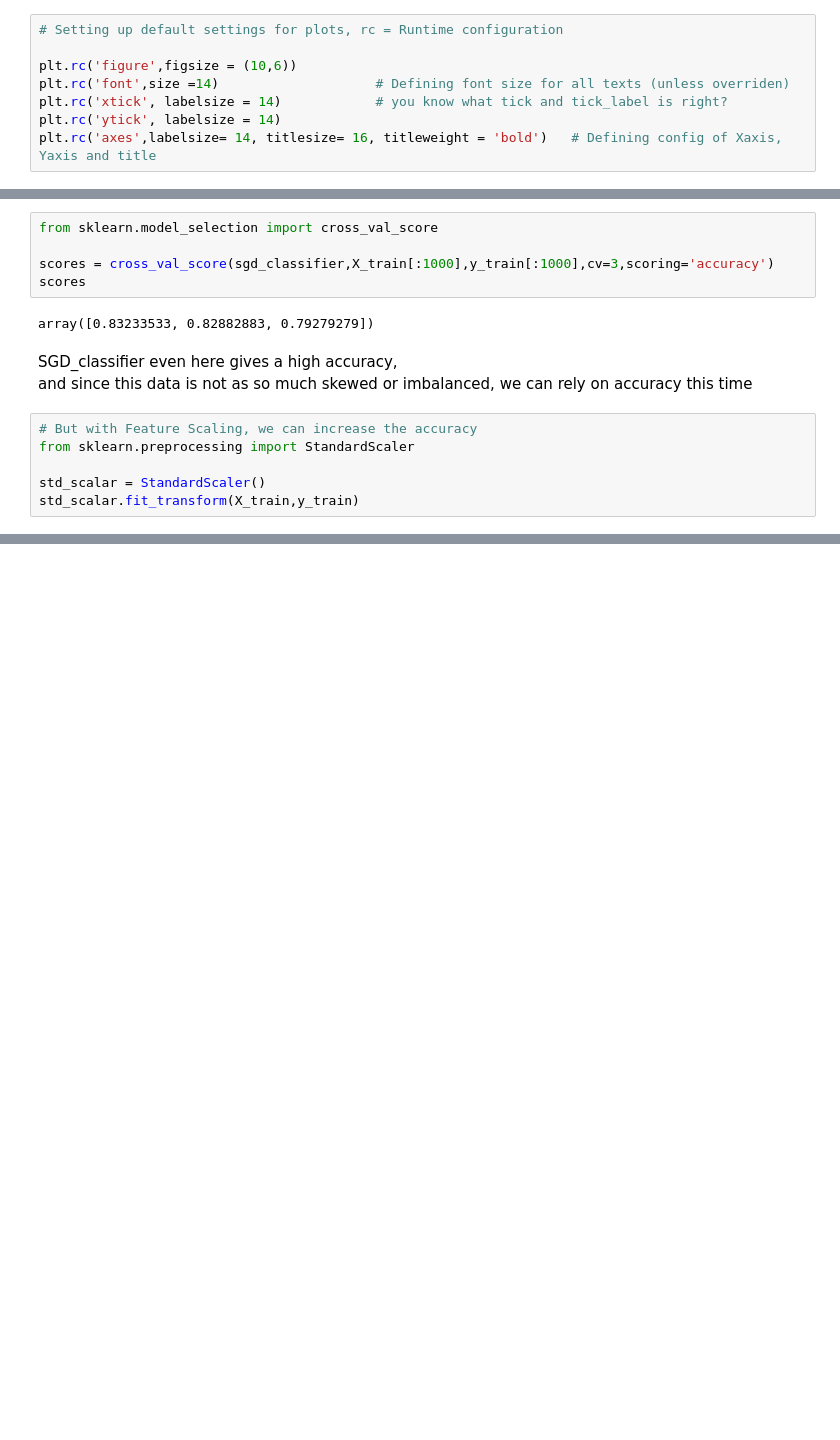
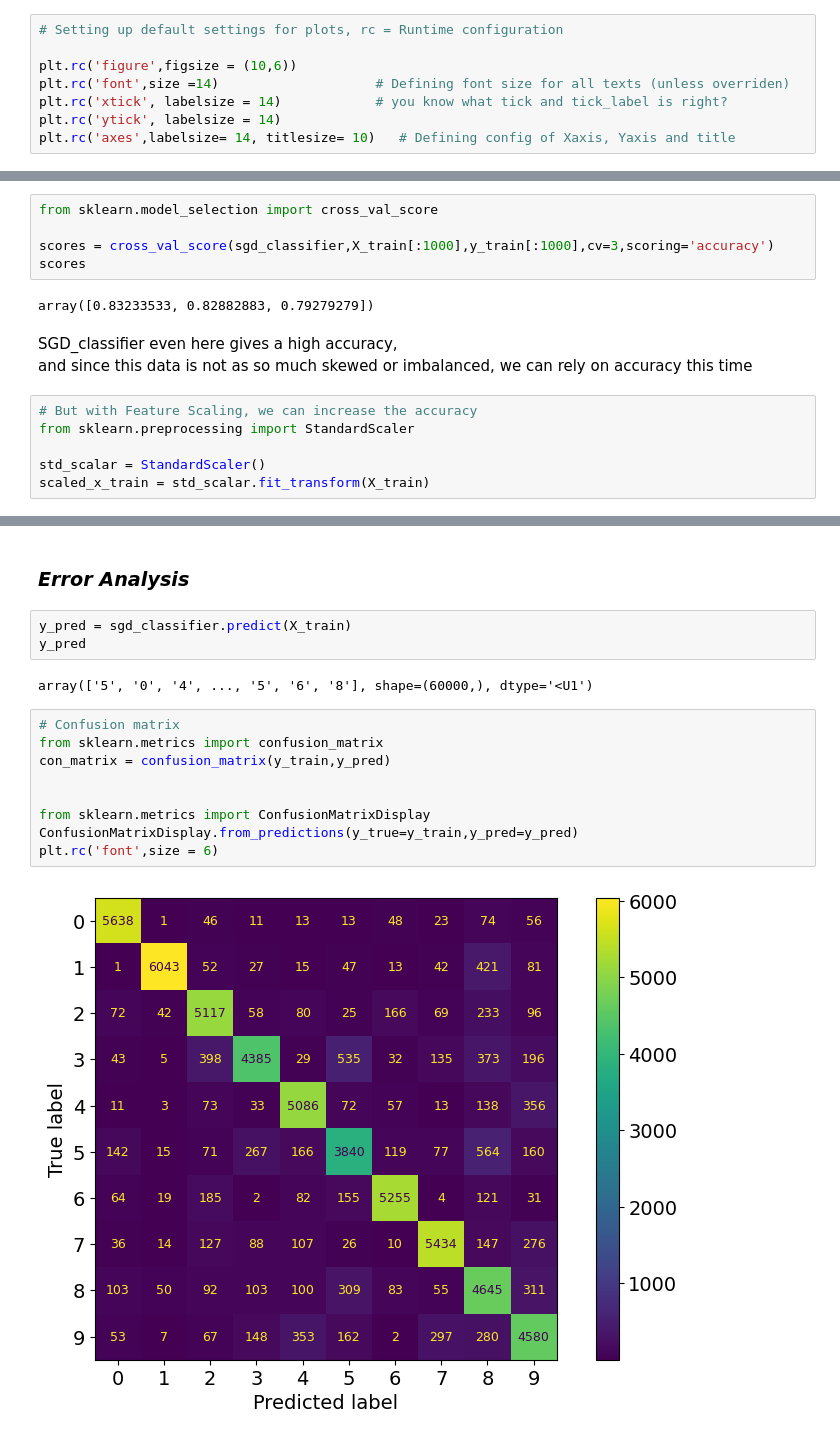
Before and after one commit to ArunNegi112/Machine_Learning, a Jupyter notebook: 3_Classification/2_Multiclass_classification.ipynb, the cells around one changed output, grey strips where cells are left out. Saved outputs shown, nothing was run; the diff lists cells and outputs as text; blank space fills up the shorter version.

Commit message:
completed error analysis

```diff
--- a/3_Classification/2_Multiclass_classification.ipynb
+++ b/3_Classification/2_Multiclass_classification.ipynb
@@ -13,7 +13,7 @@ plt.rc('figure',figsize = (10,6))
 plt.rc('font',size =14)                    # Defining font size for all texts (unless overriden)
 plt.rc('xtick', labelsize = 14)            # you know what tick and tick_label is right?
 plt.rc('ytick', labelsize = 14)
-plt.rc('axes',labelsize= 14, titlesize= 16, titleweight = 'bold')   # Defining config of Xaxis, Yaxis and title
+plt.rc('axes',labelsize= 14, titlesize= 10)   # Defining config of Xaxis, Yaxis and title
 # %% [markdown]
 #### Get the dataset
 # %%
@@ -202,4 +204,4 @@ and since this data is not as so much skewed or imbalanced, we can rely on accur
 from sklearn.preprocessing import StandardScaler
 
 std_scalar = StandardScaler()
-std_scalar.fit_transform(X_train,y_train)
+scaled_x_train = std_scalar.fit_transform(X_train)
@@ -216,0 +218,18 @@ scores
+# %% [markdown]
+### ___Error Analysis___
+# %%
+y_pred = sgd_classifier.predict(X_train)
+y_pred
+# %% [output]
+array(['5', '0', '4', ..., '5', '6', '8'], shape=(60000,), dtype='<U1')
+# %%
+# Confusion matrix
+from sklearn.metrics import confusion_matrix
+con_matrix = confusion_matrix(y_train,y_pred)
+
+
+from sklearn.metrics import ConfusionMatrixDisplay
+ConfusionMatrixDisplay.from_predictions(y_true=y_train,y_pred=y_pred)
+plt.rc('font',size = 6)
+# %% [output]
+[figure, added]
```
Also changed, not shown: parts of 15 cells of this notebook.
